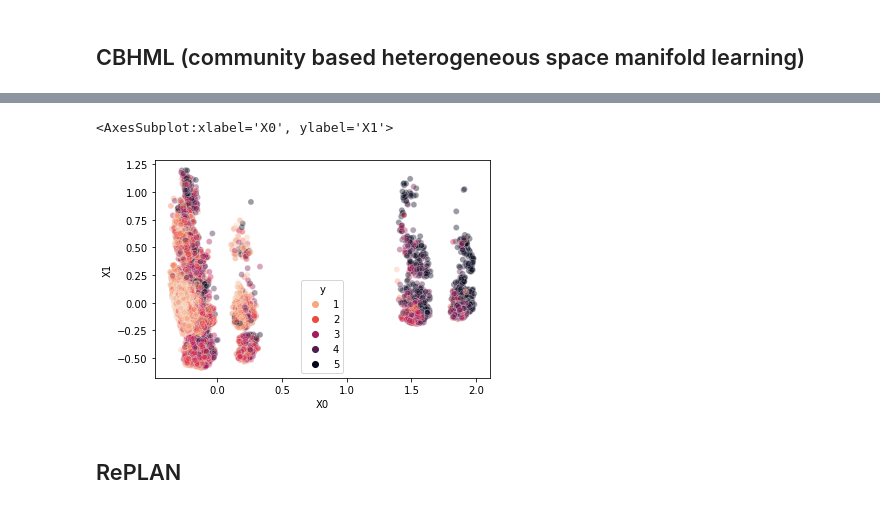
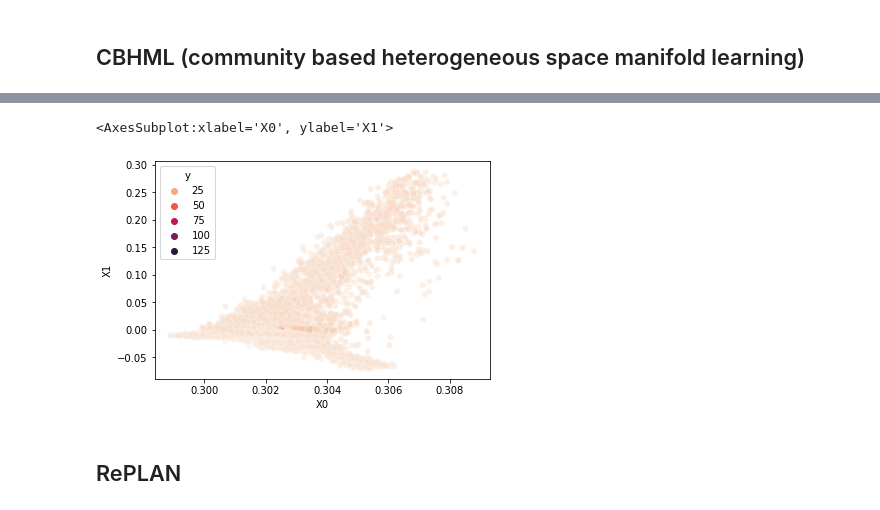
Before and after one commit to AlanGanem/replan, a Jupyter notebook: notebooks_dev/replan.ipynb, the cells around one changed output, grey strips where cells are left out. Cells and saved outputs as stored; diff of their text form; code cells hidden in the pictures.

```diff
--- a/notebooks_dev/replan.ipynb
+++ b/notebooks_dev/replan.ipynb
@@ -743,7 +888,8 @@ from sklearn.preprocessing import PolynomialFeatures
 polynomial_transformer = PolynomialFeatures(degree = poly_degree, interaction_only = False, include_bias = False,)
 
 #TODO heuristic for nbins max(4, min(1000, X.shape[0]**(1/2)))
-nbins =int(max(4, min(1000, int(X.shape[0]**(1/2)))))
+nbins =int(max(4, min(10000, int(X.shape[0]**(1/2)))))
+#nbins =int(max(4, min(10000, X.shape[0]//30)))
 print(nbins)
 encoder = RobustKBinsDiscretizer(
     n_bins = nbins,
@@ -754,17 +900,17 @@ encoder = RobustKBinsDiscretizer(
 
 linear_regressor = Ridge(alpha = 0.1,fit_intercept = True, positive = False)
 
-forest = RandomForestRegressor(min_samples_leaf = 5)
+forest = RandomForestRegressor()
 
 linear_estimator = make_pipeline(encoder,linear_regressor)
 
 forest = ResidualRegressor(
-    [forest],
+    [linear_regressor,forest],
     residual_split_fraction = None
 )
 
 linear_estimator = ResidualRegressor(
-    [linear_estimator],
+    [linear_regressor, linear_estimator],
     residual_split_fraction = None
 )
 # %% [output]
@@ -1016,6 +1162,7 @@ class CBHML(TransformerMixin, BaseEstimator):
         categorical_pipeline = None,
         bag_pipeline = None,
         numerical_n_bins = 10,
+        numerical_fuzzy = True,
         numerical_strategy='quantile',
         numerical_handle_nan = 'ignore',
         categorical_nan_value = np.nan,
@@ -1041,6 +1188,7 @@ class CBHML(TransformerMixin, BaseEstimator):
         self.categorical_pipeline = categorical_pipeline
         self.bag_pipeline = bag_pipeline
         self.numerical_n_bins = numerical_n_bins
+        self.numerical_fuzzy = numerical_fuzzy
         self.numerical_strategy = numerical_strategy
         self.numerical_handle_nan = numerical_handle_nan
         self.categorical_handle_nan = categorical_handle_nan
@@ -1061,7 +1209,7 @@ class CBHML(TransformerMixin, BaseEstimator):
                 n_bins = self.numerical_n_bins,
                 handle_nan = self.numerical_handle_nan,
                 strategy = self.numerical_strategy,
-                encode = 'onehot',
+                encode = 'fuzzy' if self.numerical_fuzzy else 'onehot',
             )
         else:
             numerical_pipeline = self.numerical_pipeline
@@ -1125,7 +1273,6 @@ class CBHML(TransformerMixin, BaseEstimator):
                 raise ValuerError(
                         f'max_archetypes should be None, float or int. got {type(self.max_archetypes)}'
                     )
-
 
         #fit preprocess pipeline
         preprocess_pipeline_ = self._make_preprocess_pipeline().fit(X, y)
@@ -1206,7 +1353,8 @@ class CBHML(TransformerMixin, BaseEstimator):
             topn = np.argsort(Xt, axis = 1)[:,:-self.topn_archetypes_]
             Xt.put((topn + np.arange(Xt.shape[0]).reshape(-1,1)*Xt.shape[1]).flatten(), 0)
         if self.normalize:
-            Xt = normalize(Xt, norm = 'l1')
+            #Xt = normalize(Xt, norm = 'l1')
+            Xt = softmax(Xt, 1)
 
         if return_sparse:
             Xt = sparse.csr_matrix(Xt)
@@ -1232,8 +1380,8 @@ y = df[target]
 y_cat = RobustKBinsDiscretizer(encode = 'ordinal', ).fit_transform(y)
 
 pureg = CBHML(
-    embeder, reg, numerical_features = features, numerical_n_bins = 10, numerical_strategy = 'quantile', bipartite = True,
-    max_archetypes = None, normalize = False
+    embeder, reg, numerical_features = features, numerical_n_bins = 100, numerical_strategy = 'quantile', bipartite = True,
+    max_archetypes = None, normalize = True, numerical_fuzzy = True,
 ).fit(df, y)
 #puclf = CBHML(clf, embeder, numerical_features = features, numerical_n_bins = 20, numerical_strategy = 'quantile').fit(df, y_cat)
 # %%
@@ -1279,19 +1430,20 @@ sns.distplot(np.abs(pureg.linear_estimator.coef_))
 # %%
-from sklearn.decomposition import PCA
+from sklearn.decomposition import PCA, TruncatedSVD
 import pandas as pd
 
-embs = PCA(2, random_state = 42).fit_transform(embs)
+embs2d = TruncatedSVD(2, random_state = 42).fit_transform(embs)
 # %%
-embsdf = pd.DataFrame(embs)
-embsdf.columns = [f'X{i}' for i in range(embs.shape[-1])]
-embsdf['y'] = y
+embsdf = pd.DataFrame(embs2d)
+embsdf.columns = [f'X{i}' for i in range(embs2d.shape[-1])]
+embsdf['y'] = y#
+embsdf['y'] = df.iloc[:,2]
 
 #fig = px.scatter_3d(embsdf, x='X0', y='X1', z='X2',
 #              color='y',opacity = 0.2)
 sns.scatterplot(embsdf['X0'], embsdf['X1'], hue = embsdf['y'], alpha = 0.4, palette = 'rocket_r')
 # %% [output]
 <AxesSubplot:xlabel='X0', ylabel='X1'>
-[figure, old version]
+[figure, new version]
 # %% [markdown]
 ## RePLAN
 # %%
```
Also changed, not shown: parts of 16 cells of this notebook.
